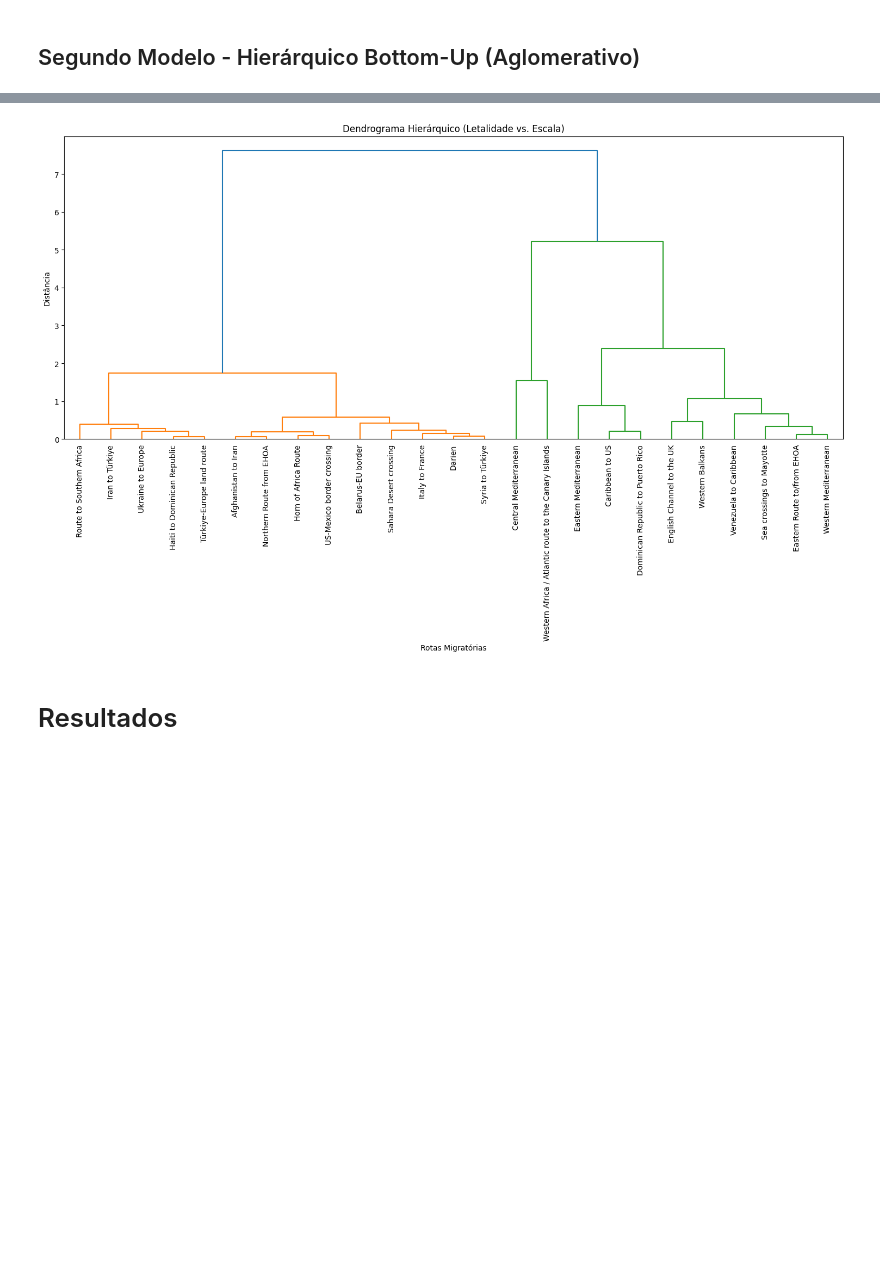
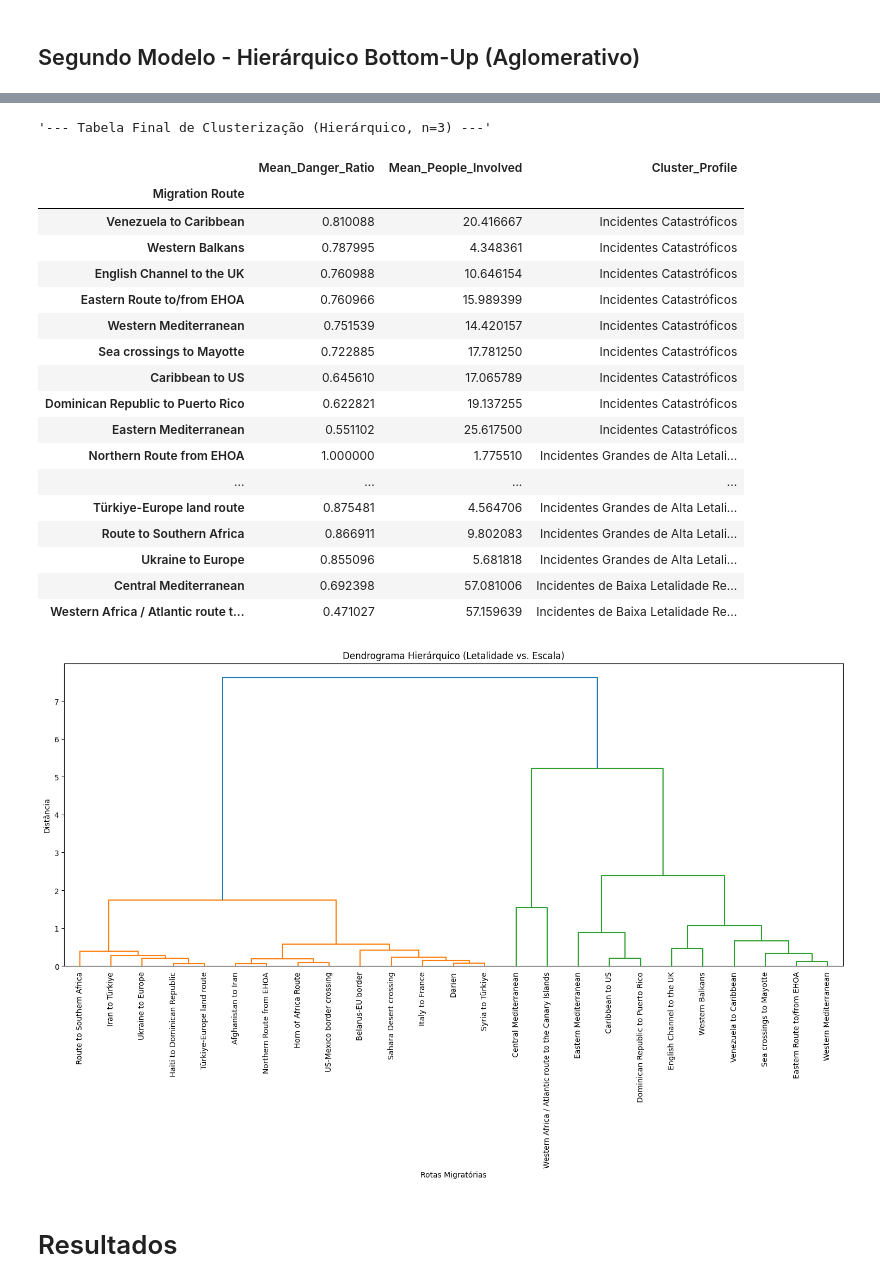
Before and after one commit to joaopedromarcondes/Trabalho-IA, a Jupyter notebook: Trabalho_IA.ipynb, the cells around one changed output, grey strips where cells are left out. Saved outputs shown, nothing was run; the diff lists cells and outputs as text; code cells hidden in the pictures; blank space fills up the shorter version.

```diff
--- a/Trabalho_IA.ipynb
+++ b/Trabalho_IA.ipynb
@@ -355,7 +354,7 @@ print(cluster_profiles)
 # Criar nomes descritivos baseados nos perfis calculados
 profile_map = {
     cluster_profiles.index[0]: "Incidentes de Baixa Letalidade Relativa",
-    cluster_profiles.index[1]: "Incidentes Catastróficos (Mediterrâneo)",
+    cluster_profiles.index[1]: "Incidentes Catastróficos",
     cluster_profiles.index[2]: "Incidentes Grandes de Alta Letalidade"
 }
 summary_2d['Cluster_Profile']= summary_2d['Cluster'].map(profile_map)
@@ -366,35 +365,54 @@ for cluster_label, profile_name in sorted(profile_map.items(), key=lambda item:
     print(f"\n--- Cluster: {profile_name} ---")
     cluster_data = summary_2d[summary_2d['Cluster'] == cluster_label]
     print(f"Número de Rotas: {len(cluster_data)}")
     print("Perfil Médio:")
     print(cluster_profiles.loc[cluster_label].round(2))
     print("\nRotas neste Cluster:")
     print(cluster_data[['Mean_Danger_Ratio', 'Mean_People_Involved']].sort_values('Mean_People_Involved', ascending=False))
 
 
 #Tabela com cada uma das rotas, seus valores e seu cluster
-print("--- Tabela Final de Clusterização (Hierárquico, n=3) ---")
+display("--- Tabela Final de Clusterização (Hierárquico, n=3) ---")
 final_table_hc = summary_2d[['Mean_Danger_Ratio', 'Mean_People_Involved', 'Cluster_Profile']].copy()
 final_table_hc.sort_values(by=['Cluster_Profile', 'Mean_Danger_Ratio'], ascending=[True, False], inplace=True)
-print(final_table_hc.to_string())
+display(final_table_hc)
 # %% [output]
 --- Análise dos Clusters Hierárquicos (Letalidade vs. Escala) ---
 
 Perfil Médio de Cada Cluster:
          Mean_Danger_Ratio  Mean_People_Involved
 Cluster
 2                 0.581712             57.120322
 0                 0.712666             16.158059
 1                 0.934271              3.573730
 
 --- Detalhes dos Clusters Hierárquicos ---
 
 --- Cluster: Incidentes de Baixa Letalidade Relativa ---
 ... (57 lines left out)
 US-Mexico border crossing             0.971993              1.511460
 Belarus-EU border                     0.912987              1.420455
 Italy to France                       0.954630              1.194444
 Afghanistan to Iran                   0.994555              1.111343
+'--- Tabela Final de Clusterização (Hierárquico, n=3) ---'
+|  | Mean_Danger_Ratio | Mean_People_Involved | Cluster_Profile |
+| Migration Route |  |  |  |
+| Venezuela to Caribbean | 0.810088 | 20.416667 | Incidentes Catastróficos |
+| Western Balkans | 0.787995 | 4.348361 | Incidentes Catastróficos |
+| English Channel to the UK | 0.760988 | 10.646154 | Incidentes Catastróficos |
+| Eastern Route to/from EHOA | 0.760966 | 15.989399 | Incidentes Catastróficos |
+| Western Mediterranean | 0.751539 | 14.420157 | Incidentes Catastróficos |
+| Sea crossings to Mayotte | 0.722885 | 17.781250 | Incidentes Catastróficos |
+| Caribbean to US | 0.645610 | 17.065789 | Incidentes Catastróficos |
+| Dominican Republic to Puerto Rico | 0.622821 | 19.137255 | Incidentes Catastróficos |
+| Eastern Mediterranean | 0.551102 | 25.617500 | Incidentes Catastróficos |
+| Northern Route from EHOA | 1.000000 | 1.775510 | Incidentes Grandes de Alta Letali... |
+| ... | ... | ... | ... |
+| Türkiye-Europe land route | 0.875481 | 4.564706 | Incidentes Grandes de Alta Letali... |
+| Route to Southern Africa | 0.866911 | 9.802083 | Incidentes Grandes de Alta Letali... |
+| Ukraine to Europe | 0.855096 | 5.681818 | Incidentes Grandes de Alta Letali... |
+| Central Mediterranean | 0.692398 | 57.081006 | Incidentes de Baixa Letalidade Re... |
+| Western Africa / Atlantic route t... | 0.471027 | 57.159639 | Incidentes de Baixa Letalidade Re... |
 [figure]
 # %% [markdown]
 # Resultados
```
Also changed, not shown: parts of 4 cells of this notebook.
